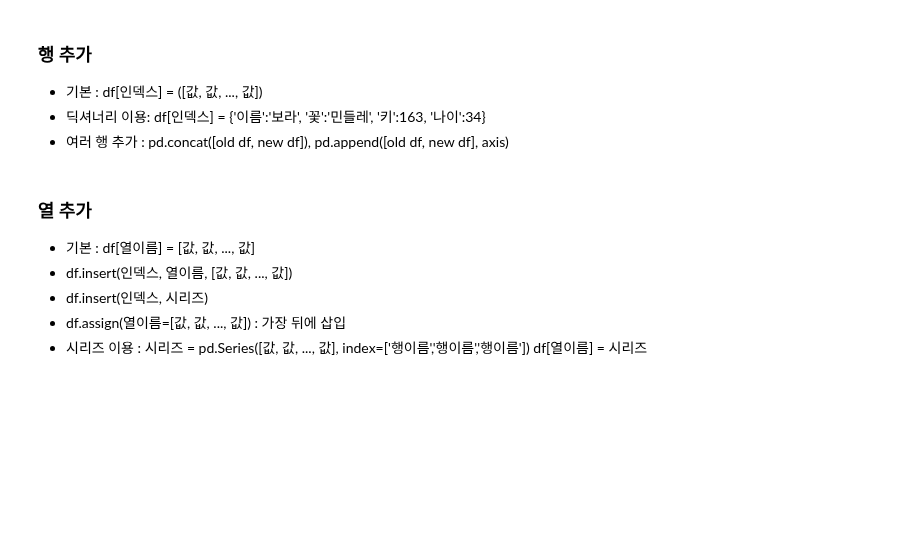
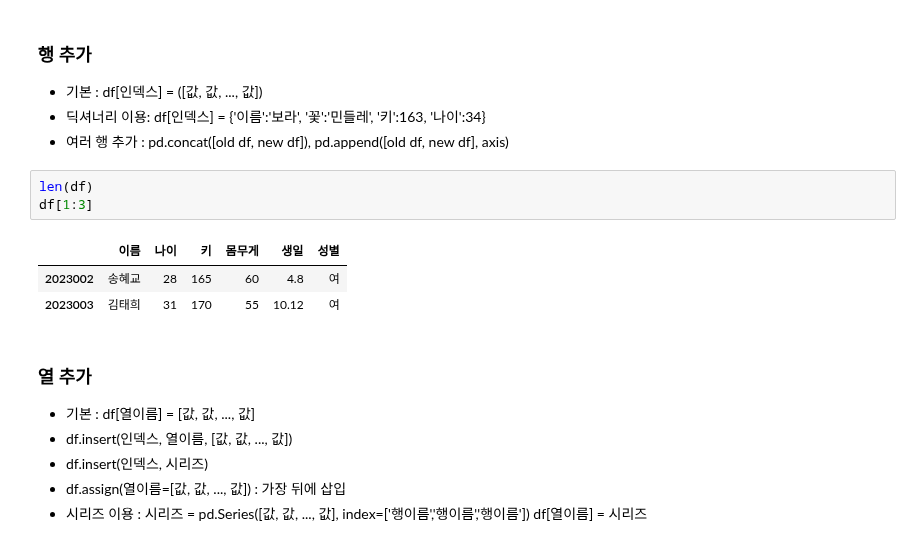
Before and after one commit to hongrolee/Python, a Jupyter notebook: colab/파이썬_중급_Pandas.ipynb, the cells around one changed output. Drawn from its saved outputs; the diff is of its cells as text; blank space fills up the shorter version.

```diff
--- a/colab/파이썬_중급_Pandas.ipynb
+++ b/colab/파이썬_중급_Pandas.ipynb
@@ -174,6 +219,13 @@ Name: 2023001, dtype: object
 *   기본 : df[인덱스] = ([값, 값, ..., 값])
 *   딕셔너리 이용: df[인덱스] = {'이름':'보라', '꽃':'민들레', '키':163, '나이':34}
 *   여러 행 추가 : pd.concat([old df, new df]), pd.append([old df, new df], axis)
+# %%
+len(df)
+df[1:3]
+# %% [output]
+|  | 이름 | 나이 | 키 | 몸무게 | 생일 | 성별 |
+| 2023002 | 송혜교 | 28 | 165 | 60 | 4.8 | 여 |
+| 2023003 | 김태희 | 31 | 170 | 55 | 10.12 | 여 |
 # %% [markdown]
 ### 열 추가
 
```
Also changed, not shown: parts of 9 cells of this notebook.
